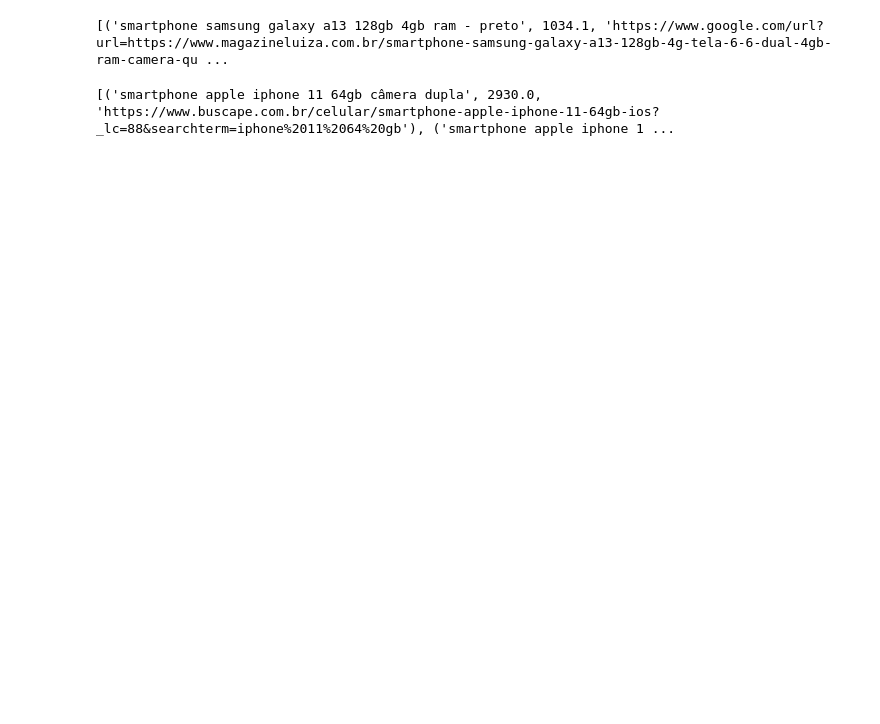
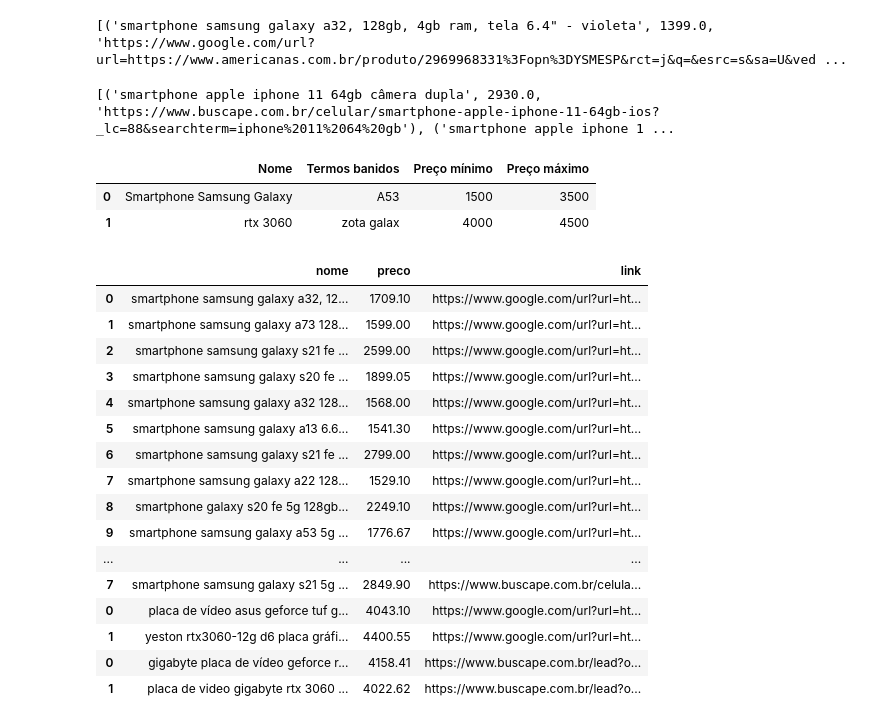
Before and after one commit to BraulioHermanson/Others_Projectss, a Jupyter notebook: Buscador_preco_automatizado.ipynb, the cells around one changed output. Saved outputs shown, nothing was run; the diff lists cells and outputs as text; code cells hidden in the pictures; blank space fills up the shorter version.

```diff
--- a/Buscador_preco_automatizado.ipynb
+++ b/Buscador_preco_automatizado.ipynb
@@ -36,11 +36,11 @@ def busca_google_shopping(navegador,produto,termos_banidos,preco_minimo,preco_ma
         preco = resultado.find_element(By.CLASS_NAME,'XrAfOe').text
         preco = preco.split('\n')
         preco = preco[1]
-        preco = preco.replace(' Custava R$ 789,00','').replace(' Custava R$ 1.149,00','').replace(' Custava R$ 10.923,85','').replace(' Custava R$ 1.279,00','').replace(' Custava R$ 1.199,00','')
-        preco = preco.replace(' Custava R$ 125,58','').replace(' Custava R$ 509,00','').replace(' Custava R$ 1.009,00','')
-        preco = preco.replace(' Custava R$ 1.799,00','')
-        preco = preco.replace('R$','').replace(' ','').replace('.','').replace(',','.')
-        preco = float(preco)
+        try:
+            preco = preco.replace('R$','').replace(' ','').replace('.','').replace(',','.')
+            preco = float(preco)
+        except:
+            continue
 
         nome = resultado.find_element(By.CLASS_NAME,'tAxDx').text
         nome = nome.lower()
@@ -68,14 +68,14 @@ def busca_google_shopping(navegador,produto,termos_banidos,preco_minimo,preco_ma
 # %%
 produto = 'Smartphone Samsung Galaxy'
 termos_banidos = 'A53'
-preco_minimo = 800
-preco_maximo = 6000
+preco_minimo = 3000
+preco_maximo = 3500
 
 lista_produtos = busca_google_shopping(navegador,produto,termos_banidos,preco_minimo,preco_maximo)
 # %%
 print(lista_produtos)
 # %% [output]
-[('smartphone samsung galaxy a13 128gb 4gb ram - preto', 1034.1, 'https://www.google.com/url?url=https://www.magazineluiza.com.br/smartphone-samsung-galaxy-a13-128gb-4g-tela-6-6-dual-4gb-ram-camera-qu ...
+[('smartphone samsung galaxy a32, 128gb, 4gb ram, tela 6.4" - violeta', 1399.0, 'https://www.google.com/url?url=https://www.americanas.com.br/produto/2969968331%3Fopn%3DYSMESP&rct=j&q=&esrc=s&sa=U&ved ...
 # %%
 def busca_buscape(navegador, produto, termos_banidos, preco_minimo, preco_maximo):
     # tratar os valores da função
@@ -133,7 +133,56 @@ preco_minimo = 2000
 preco_maximo = 12000
 
 lista_ofertas_busca = busca_buscape(navegador, produto, termos_banidos, preco_minimo, preco_maximo)
-# %%
-print(lista_ofertas_busca)
-# %% [output]
-[('smartphone apple iphone 11 64gb câmera dupla', 2930.0, 'https://www.buscape.com.br/celular/smartphone-apple-iphone-11-64gb-ios?_lc=88&searchterm=iphone%2011%2064%20gb'), ('smartphone apple iphone 1 ...
+# %%
+print(lista_ofertas_busca)
+# %% [output]
+[('smartphone apple iphone 11 64gb câmera dupla', 2930.0, 'https://www.buscape.com.br/celular/smartphone-apple-iphone-11-64gb-ios?_lc=88&searchterm=iphone%2011%2064%20gb'), ('smartphone apple iphone 1 ...
+# %%
+tabela = pd.read_excel('buscas.xlsx')
+display(tabela)
+# %% [output]
+|  | Nome | Termos banidos | Preço mínimo | Preço máximo |
+| 0 | Smartphone Samsung Galaxy | A53 | 1500 | 3500 |
+| 1 | rtx 3060 | zota galax | 4000 | 4500 |
+# %%
+tabela_ofertas = pd.DataFrame()
+
+for linha in tabela.index:
+    produto = tabela.loc[linha,'Nome']
+    termos_banidos = tabela.loc[linha,'Termos banidos']
+    preco_minimo = tabela.loc[linha,'Preço mínimo']
+    preco_maximo = tabela.loc[linha,'Preço máximo']
+
+    lista_ofertas_google_shopping = busca_google_shopping(navegador,produto,termos_banidos,preco_minimo,preco_maximo)
+    if lista_ofertas_google_shopping:
+        tabela_google_shopping = pd.DataFrame(lista_ofertas_google_shopping, columns=['nome', 'preco', 'link'])
+        tabela_ofertas = tabela_ofertas.append(tabela_google_shopping)
+    else:
+        tabela_google_shopping = None
+
+    lista_ofertas_buscape = busca_buscape(navegador, produto, termos_banidos, preco_minimo, preco_maximo)
+    if lista_ofertas_buscape:
+        tabela_buscape = pd.DataFrame(lista_ofertas_buscape, columns=['nome', 'preco', 'link'])
+        tabela_ofertas = tabela_ofertas.append(tabela_buscape)
+    else:
+        tabela_buscape = None
+
+display(tabela_ofertas)
+# %% [output]
+|  | nome | preco | link |
+| 0 | smartphone samsung galaxy a32, 12... | 1709.10 | https://www.google.com/url?url=ht... |
+| 1 | smartphone samsung galaxy a73 128... | 1599.00 | https://www.google.com/url?url=ht... |
+| 2 | smartphone samsung galaxy s21 fe ... | 2599.00 | https://www.google.com/url?url=ht... |
+| 3 | smartphone samsung galaxy s20 fe ... | 1899.05 | https://www.google.com/url?url=ht... |
+| 4 | smartphone samsung galaxy a32 128... | 1568.00 | https://www.google.com/url?url=ht... |
+| 5 | smartphone samsung galaxy a13 6.6... | 1541.30 | https://www.google.com/url?url=ht... |
+| 6 | smartphone samsung galaxy s21 fe ... | 2799.00 | https://www.google.com/url?url=ht... |
+| 7 | smartphone samsung galaxy a22 128... | 1529.10 | https://www.google.com/url?url=ht... |
+| 8 | smartphone galaxy s20 fe 5g 128gb... | 2249.10 | https://www.google.com/url?url=ht... |
+| 9 | smartphone samsung galaxy a53 5g ... | 1776.67 | https://www.google.com/url?url=ht... |
+| ... | ... | ... | ... |
+| 7 | smartphone samsung galaxy s21 5g ... | 2849.90 | https://www.buscape.com.br/celula... |
+| 0 | placa de vídeo asus geforce tuf g... | 4043.10 | https://www.google.com/url?url=ht... |
+| 1 | yeston rtx3060-12g d6 placa gráfi... | 4400.55 | https://www.google.com/url?url=ht... |
+| 0 | gigabyte placa de vídeo geforce r... | 4158.41 | https://www.buscape.com.br/lead?o... |
+| 1 | placa de video gigabyte rtx 3060 ... | 4022.62 | https://www.buscape.com.br/lead?o... |
```
Also changed, not shown: parts of 1 cell of this notebook.
